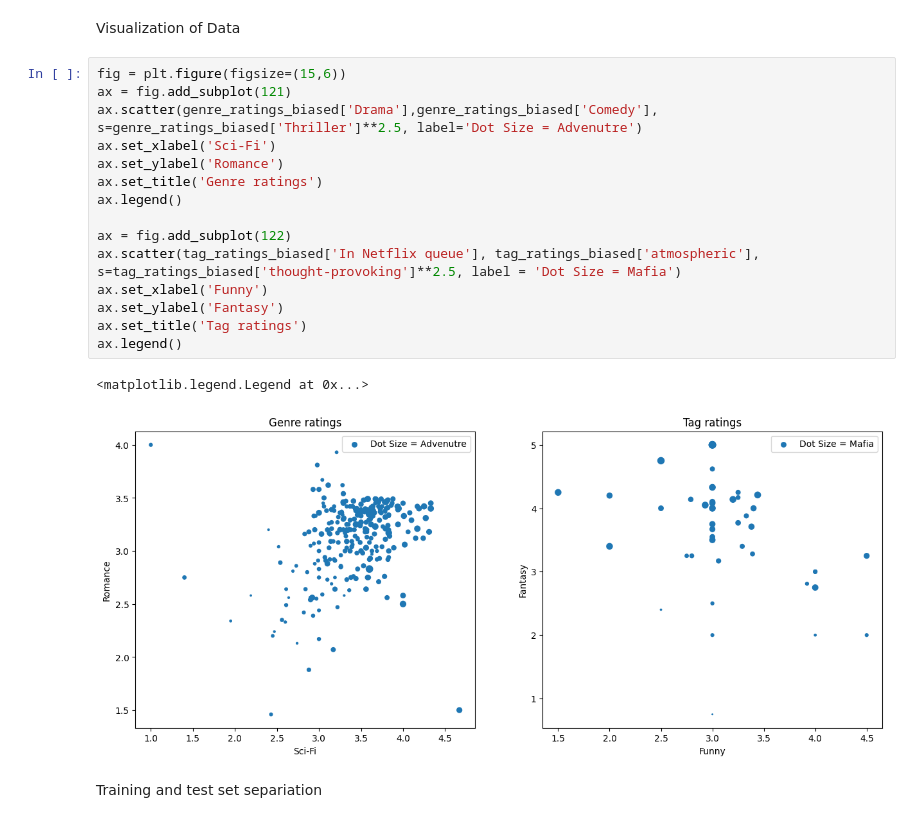
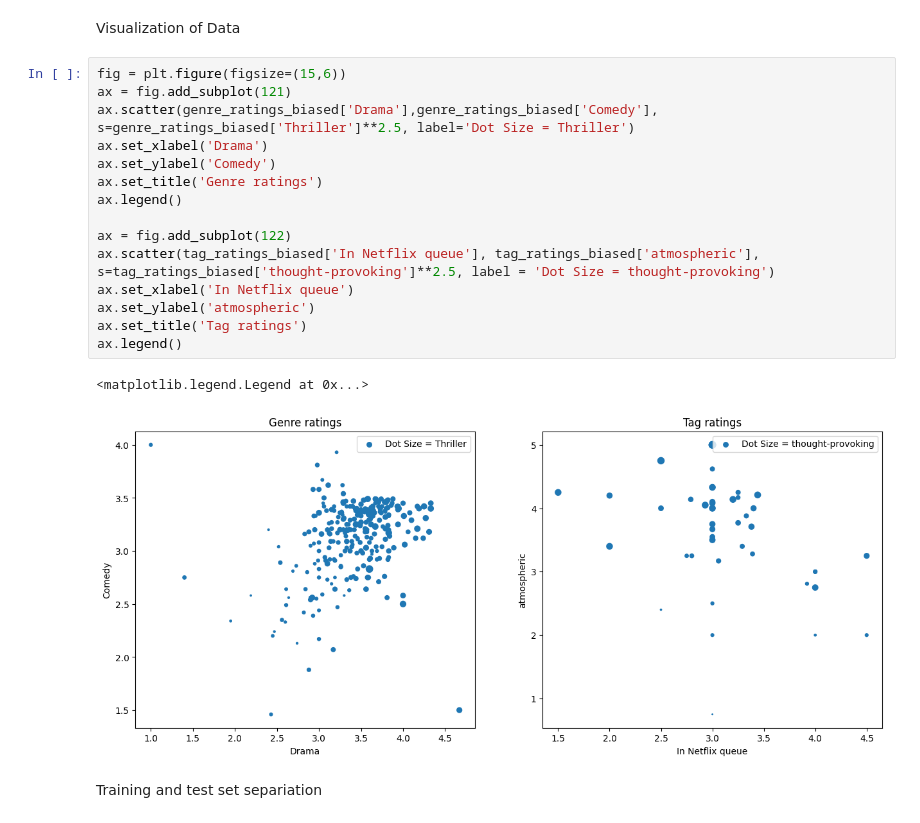
Before and after one commit to nicolotocalli/NAML-Project-2024, a Jupyter notebook: NAML_Project_2024.ipynb, the cells around one changed output. Saved outputs shown, nothing was run; the diff lists cells and outputs as text.

```diff
--- a/NAML_Project_2024.ipynb
+++ b/NAML_Project_2024.ipynb
@@ -157,21 +157,21 @@ Visualization of Data
 # %%
 fig = plt.figure(figsize=(15,6))
 ax = fig.add_subplot(121)
-ax.scatter(genre_ratings_biased['Drama'],genre_ratings_biased['Comedy'], s=genre_ratings_biased['Thriller']**2.5, label='Dot Size = Advenutre')
-ax.set_xlabel('Sci-Fi')
-ax.set_ylabel('Romance')
+ax.scatter(genre_ratings_biased['Drama'],genre_ratings_biased['Comedy'], s=genre_ratings_biased['Thriller']**2.5, label='Dot Size = Thriller')
+ax.set_xlabel('Drama')
+ax.set_ylabel('Comedy')
 ax.set_title('Genre ratings')
 ax.legend()
 
 ax = fig.add_subplot(122)
-ax.scatter(tag_ratings_biased['In Netflix queue'], tag_ratings_biased['atmospheric'], s=tag_ratings_biased['thought-provoking']**2.5, label = 'Dot Size = Mafia')
-ax.set_xlabel('Funny')
-ax.set_ylabel('Fantasy')
+ax.scatter(tag_ratings_biased['In Netflix queue'], tag_ratings_biased['atmospheric'], s=tag_ratings_biased['thought-provoking']**2.5, label = 'Dot Size = thought-provoking')
+ax.set_xlabel('In Netflix queue')
+ax.set_ylabel('atmospheric')
 ax.set_title('Tag ratings')
 ax.legend()
 # %% [output]
 <matplotlib.legend.Legend at 0x...>
-[figure, old version]
+[figure, new version]
 # %% [markdown]
 Training and test set separiation
 # %%
```
Also changed, not shown: parts of 19 cells of this notebook.
